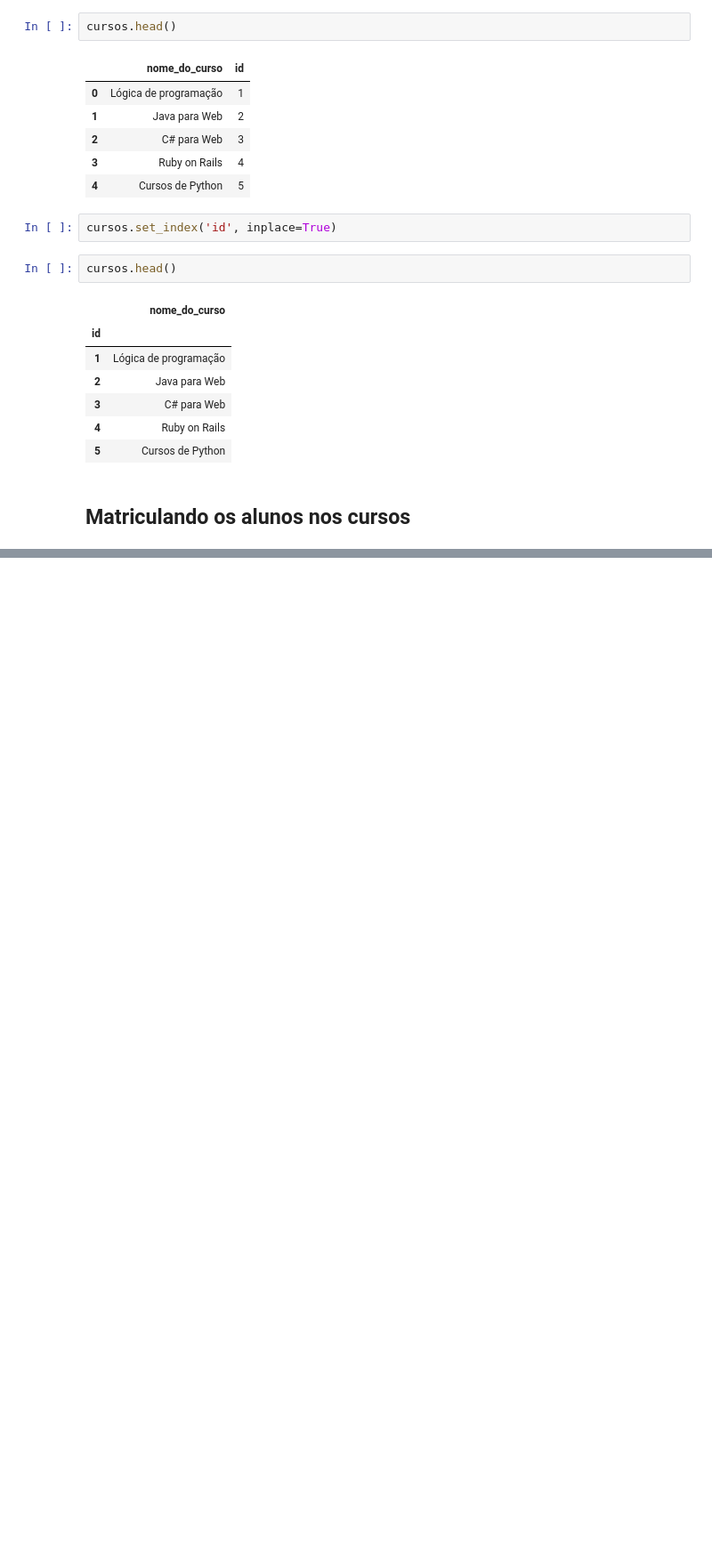
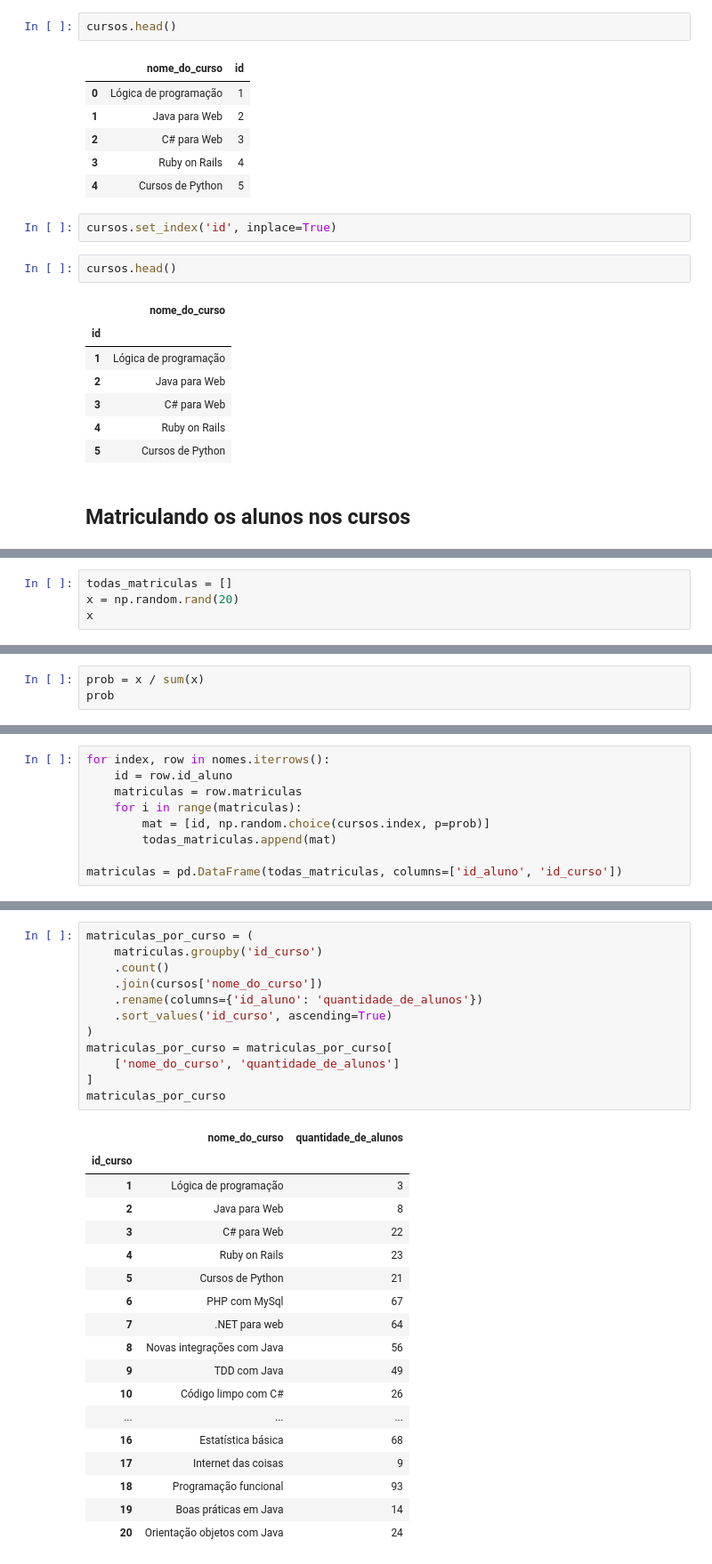
Before and after one commit to josenaldo/alura-ds1-pandas-formatos-diferentes-de-entrada-e-saida-io, a Jupyter notebook: notebook/pandas-io.ipynb, the cells around one changed output, grey strips where cells are left out. Shown at 89% size. Saved outputs shown, nothing was run; the diff lists cells and outputs as text; blank space fills up the shorter version.

```diff
--- a/notebook/pandas-io.ipynb
+++ b/notebook/pandas-io.ipynb
@@ -300,0 +372,4 @@ nomes.matriculas.describe()
+# %%
+todas_matriculas = []
+x = np.random.rand(20)
+x
@@ -300,0 +381,3 @@ nomes.matriculas.describe()
+# %%
+prob = x / sum(x)
+prob
@@ -300,0 +389,9 @@ nomes.matriculas.describe()
+# %%
+for index, row in nomes.iterrows():
+    id = row.id_aluno
+    matriculas = row.matriculas
+    for i in range(matriculas):
+        mat = [id, np.random.choice(cursos.index, p=prob)]
+        todas_matriculas.append(mat)
+
+matriculas = pd.DataFrame(todas_matriculas, columns=['id_aluno', 'id_curso'])
@@ -300,0 +417,31 @@ nomes.matriculas.describe()
+# %%
+matriculas_por_curso = (
+    matriculas.groupby('id_curso')
+    .count()
+    .join(cursos['nome_do_curso'])
+    .rename(columns={'id_aluno': 'quantidade_de_alunos'})
+    .sort_values('id_curso', ascending=True)
+)
+matriculas_por_curso = matriculas_por_curso[
+    ['nome_do_curso', 'quantidade_de_alunos']
+]
+matriculas_por_curso
+# %% [output]
+|  | nome_do_curso | quantidade_de_alunos |
+| id_curso |  |  |
+| 1 | Lógica de programação | 3 |
+| 2 | Java para Web | 8 |
+| 3 | C# para Web | 22 |
+| 4 | Ruby on Rails | 23 |
+| 5 | Cursos de Python | 21 |
+| 6 | PHP com MySql | 67 |
+| 7 | .NET para web | 64 |
+| 8 | Novas integrações com Java | 56 |
+| 9 | TDD com Java | 49 |
+| 10 | Código limpo com C# | 26 |
+| ... | ... | ... |
+| 16 | Estatística básica | 68 |
+| 17 | Internet das coisas | 9 |
+| 18 | Programação funcional | 93 |
+| 19 | Boas práticas em Java | 14 |
+| 20 | Orientação objetos com Java | 24 |
```
Also changed, not shown: parts of 25 cells of this notebook, 1 other file.
